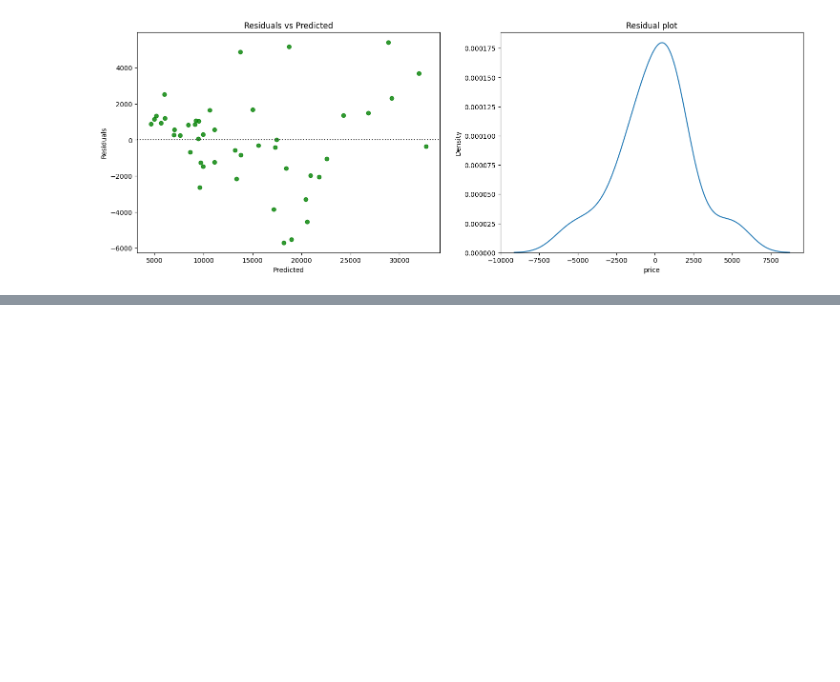
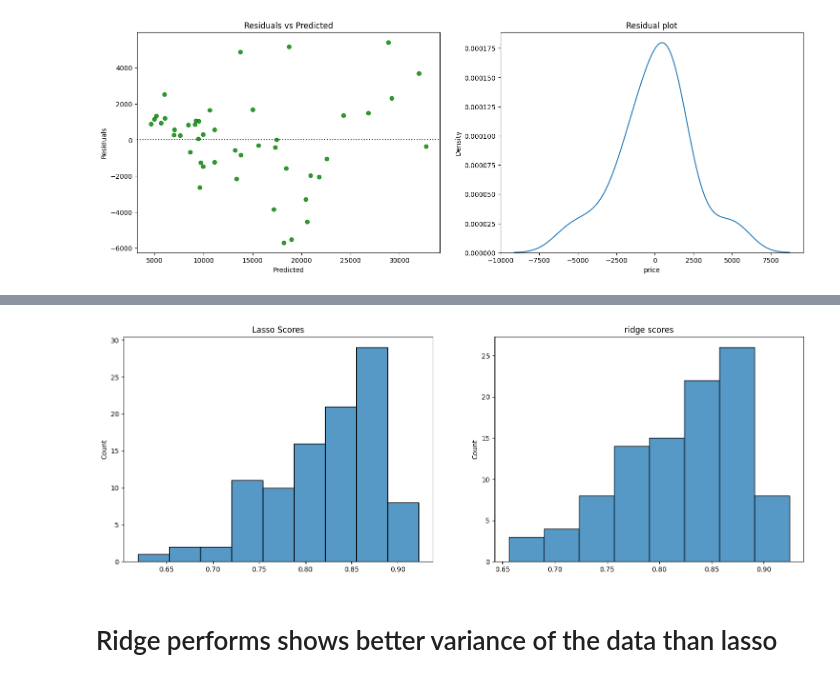
Before and after one commit to Ravikumarchavva/ML_Playground, a Jupyter notebook: week1_regressionAnalysis/Day5_regularization/regularization.ipynb, the cells around one changed output, grey strips where cells are left out. Drawn from its saved outputs; the diff is of its cells as text; code cells hidden in the pictures; blank space fills up the shorter version.

```diff
--- a/week1_regressionAnalysis/Day5_regularization/regularization.ipynb
+++ b/week1_regressionAnalysis/Day5_regularization/regularization.ipynb
@@ -104,0 +213,11 @@ R-squared: 0.9063186946881961
+# %%
+fig, [ax1, ax2] = plt.subplots(ncols=2, figsize=(18, 6))
+sns.histplot(lasso_scores, ax=ax1)
+ax1.set_title('Lasso Scores')
+sns.histplot(ridge_scores, ax=ax2)
+ax2.set_title("ridge scores")
+plt.show()
+# %% [output]
+[figure, added]
+# %% [markdown]
+# Ridge performs shows better variance of the data than lasso
```
Also changed, not shown: parts of 14 cells of this notebook, 7 other files.
